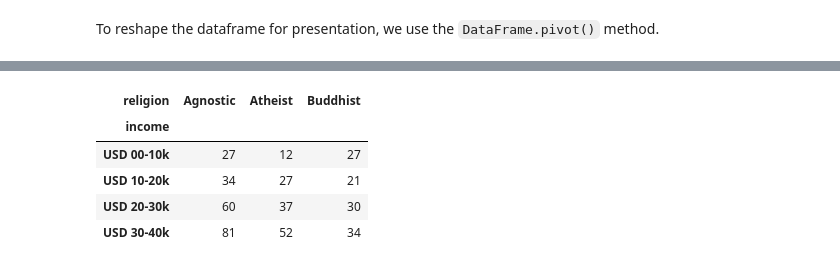
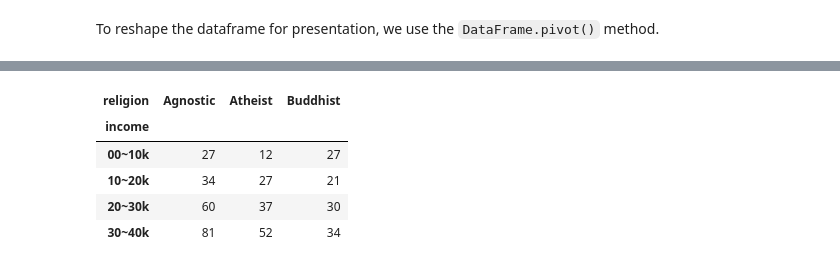
Before and after one commit to toshiro-en-miyamoto/dsci, a Jupyter notebook: basics/tidying-data.ipynb, the cells around one changed output, grey strips where cells are left out. Saved outputs shown, nothing was run; the diff lists cells and outputs as text; code cells hidden in the pictures.

```diff
--- a/basics/tidying-data.ipynb
+++ b/basics/tidying-data.ipynb
@@ -97,10 +97,10 @@ A common type of messy dataset is tabular data designed for presentation, where
 ir = pd.DataFrame(
     {
         'religion': ['Agnostic', 'Atheist', 'Buddhist',],
-        '00-10k' : [ 27,  12,  27,],
-        '10-20k' : [ 34,  27,  21,],
-        '20-30k' : [ 60,  37,  30,],
-        '30-40k' : [ 81,  52,  34,],
+        '00~10k' : [ 27,  12,  27,],
+        '10~20k' : [ 34,  27,  21,],
+        '20~30k' : [ 60,  37,  30,],
+        '30~40k' : [ 81,  52,  34,],
     })
 # %% [markdown]
 This dataset has three variables: `religion`, `income` and `frequency`.
@@ -202,11 +201,11 @@ tidy_ir.pivot(index='religion', columns='income', values='freq')
 | Atheist | 12 | 27 | 37 | 52 |
 | Buddhist | 27 | 21 | 30 | 34 |
 # %%
-tidy_ir.pivot(index='income', columns='religion', values='freq').style
+tidy_ir.pivot(index='income', columns='religion', values='freq')
 # %% [output]
 | religion | Agnostic | Atheist | Buddhist |
 | income |  |  |  |
-| USD 00-10k | 27 | 12 | 27 |
-| USD 10-20k | 34 | 27 | 21 |
-| USD 20-30k | 60 | 37 | 30 |
-| USD 30-40k | 81 | 52 | 34 |
+| 00~10k | 27 | 12 | 27 |
+| 10~20k | 34 | 27 | 21 |
+| 20~30k | 60 | 37 | 30 |
+| 30~40k | 81 | 52 | 34 |
```
Also changed, not shown: parts of 7 cells of this notebook.
